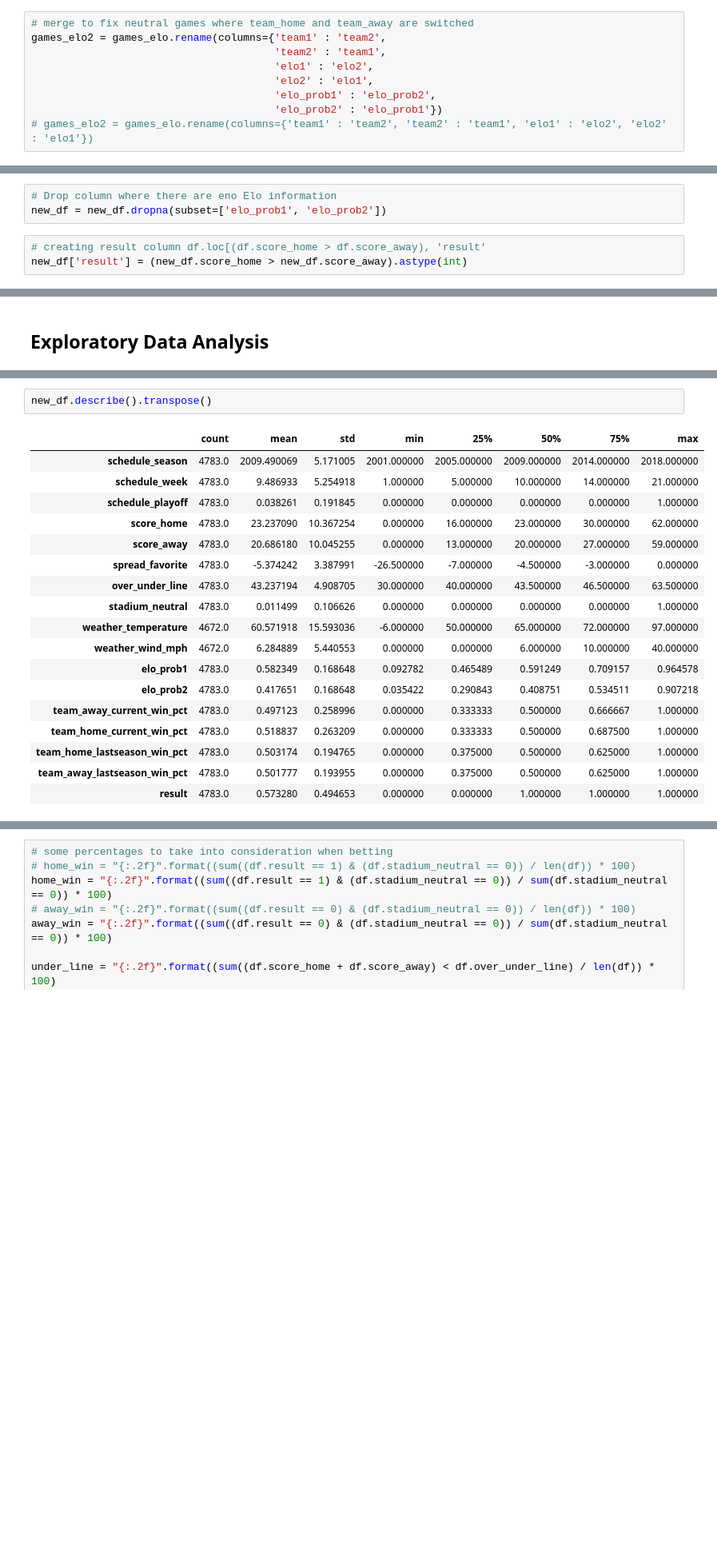
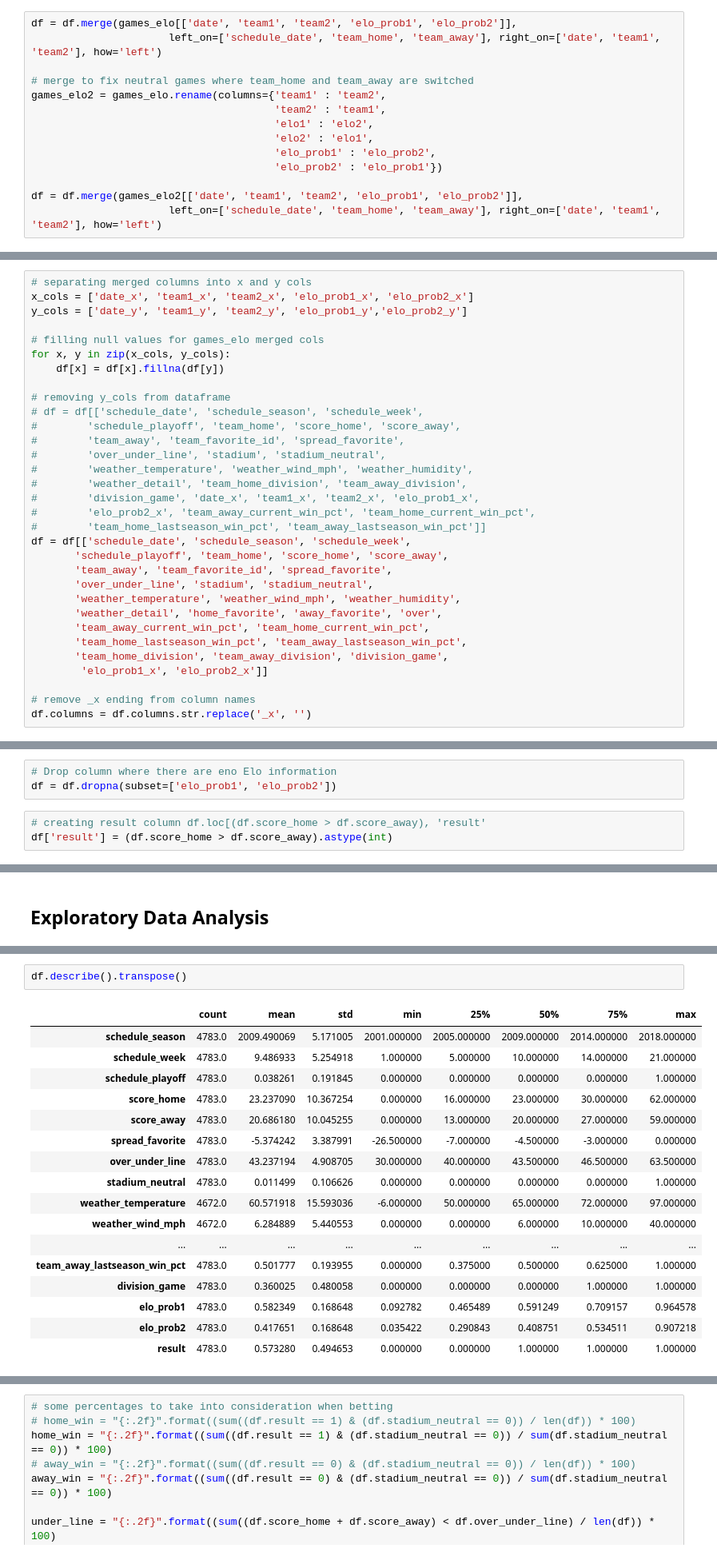
Before and after one commit to ukritw/nflprediction, a Jupyter notebook: DataPreprocessing.ipynb, the cells around one changed output, grey strips where cells are left out. Shown at 80% size. Saved outputs shown, nothing was run; the diff lists cells and outputs as text; blank space fills up the shorter version.

```diff
--- a/DataPreprocessing.ipynb
+++ b/DataPreprocessing.ipynb
@@ -248,4 +218,7 @@ new_df.shape
 # %%
+df = df.merge(games_elo[['date', 'team1', 'team2', 'elo_prob1', 'elo_prob2']],
+                      left_on=['schedule_date', 'team_home', 'team_away'], right_on=['date', 'team1', 'team2'], how='left')
+
 # merge to fix neutral games where team_home and team_away are switched
 games_elo2 = games_elo.rename(columns={'team1' : 'team2',
                                        'team2' : 'team1',
@@ -253,4 +226,6 @@ games_elo2 = games_elo.rename(columns={'team1' : 'team2',
                                        'elo2' : 'elo1',
                                        'elo_prob1' : 'elo_prob2',
                                        'elo_prob2' : 'elo_prob1'})
-# games_elo2 = games_elo.rename(columns={'team1' : 'team2', 'team2' : 'team1', 'elo1' : 'elo2', 'elo2' : 'elo1'})
+
+df = df.merge(games_elo2[['date', 'team1', 'team2', 'elo_prob1', 'elo_prob2']],
+                      left_on=['schedule_date', 'team_home', 'team_away'], right_on=['date', 'team1', 'team2'], how='left')
@@ -281,6 +243,38 @@ array(['schedule_date', 'schedule_season', 'schedule_week',
        'team_home_division', 'team_away_division', 'division_game',
        'date_x', 'team1_x', 'team2_x', 'elo_prob1_x', 'elo_prob2_x',
        'date_y', 'team1_y', 'team2_y', 'elo_prob1_y', 'elo_prob2_y'], dtype=object)
+# %%
+# separating merged columns into x and y cols
+x_cols = ['date_x', 'team1_x', 'team2_x', 'elo_prob1_x', 'elo_prob2_x']
+y_cols = ['date_y', 'team1_y', 'team2_y', 'elo_prob1_y','elo_prob2_y']
+
+# filling null values for games_elo merged cols
+for x, y in zip(x_cols, y_cols):
+    df[x] = df[x].fillna(df[y])
+
+# removing y_cols from dataframe
+# df = df[['schedule_date', 'schedule_season', 'schedule_week',
+#        'schedule_playoff', 'team_home', 'score_home', 'score_away',
+#        'team_away', 'team_favorite_id', 'spread_favorite',
+#        'over_under_line', 'stadium', 'stadium_neutral',
+#        'weather_temperature', 'weather_wind_mph', 'weather_humidity',
+#        'weather_detail', 'team_home_division', 'team_away_division',
+#        'division_game', 'date_x', 'team1_x', 'team2_x', 'elo_prob1_x',
+#        'elo_prob2_x', 'team_away_current_win_pct', 'team_home_current_win_pct',
+#        'team_home_lastseason_win_pct', 'team_away_lastseason_win_pct']]
+df = df[['schedule_date', 'schedule_season', 'schedule_week',
+       'schedule_playoff', 'team_home', 'score_home', 'score_away',
+       'team_away', 'team_favorite_id', 'spread_favorite',
+       'over_under_line', 'stadium', 'stadium_neutral',
+       'weather_temperature', 'weather_wind_mph', 'weather_humidity',
+       'weather_detail', 'home_favorite', 'away_favorite', 'over',
+       'team_away_current_win_pct', 'team_home_current_win_pct',
+       'team_home_lastseason_win_pct', 'team_away_lastseason_win_pct',
+       'team_home_division', 'team_away_division', 'division_game',
+        'elo_prob1_x', 'elo_prob2_x']]
+
+# remove _x ending from column names
+df.columns = df.columns.str.replace('_x', '')
 # %%
 # Check for rows/cols with null value
 null_columns=df.columns[df.isnull().any()]
@@ -338,8 +317,8 @@ max         0.964578
 Name: elo_prob1, dtype: float64
 # %%
 # Drop column where there are eno Elo information
-new_df = new_df.dropna(subset=['elo_prob1', 'elo_prob2'])
+df = df.dropna(subset=['elo_prob1', 'elo_prob2'])
 # %%
 # creating result column df.loc[(df.score_home > df.score_away), 'result'
-new_df['result'] = (new_df.score_home > new_df.score_away).astype(int)
+df['result'] = (df.score_home > df.score_away).astype(int)
 # %%
@@ -374,23 +378,22 @@ new_df.head()
 # %%
-new_df.describe().transpose()
+df.describe().transpose()
 # %% [output]
 |  | count | mean | std | min | 25% | 50% | 75% | max |
 | schedule_season | 4783.0 | 2009.490069 | 5.171005 | 2001.000000 | 2005.000000 | 2009.000000 | 2014.000000 | 2018.000000 |
 | schedule_week | 4783.0 | 9.486933 | 5.254918 | 1.000000 | 5.000000 | 10.000000 | 14.000000 | 21.000000 |
 | schedule_playoff | 4783.0 | 0.038261 | 0.191845 | 0.000000 | 0.000000 | 0.000000 | 0.000000 | 1.000000 |
 | score_home | 4783.0 | 23.237090 | 10.367254 | 0.000000 | 16.000000 | 23.000000 | 30.000000 | 62.000000 |
 | score_away | 4783.0 | 20.686180 | 10.045255 | 0.000000 | 13.000000 | 20.000000 | 27.000000 | 59.000000 |
 | spread_favorite | 4783.0 | -5.374242 | 3.387991 | -26.500000 | -7.000000 | -4.500000 | -3.000000 | 0.000000 |
 | over_under_line | 4783.0 | 43.237194 | 4.908705 | 30.000000 | 40.000000 | 43.500000 | 46.500000 | 63.500000 |
 | stadium_neutral | 4783.0 | 0.011499 | 0.106626 | 0.000000 | 0.000000 | 0.000000 | 0.000000 | 1.000000 |
 | weather_temperature | 4672.0 | 60.571918 | 15.593036 | -6.000000 | 50.000000 | 65.000000 | 72.000000 | 97.000000 |
 | weather_wind_mph | 4672.0 | 6.284889 | 5.440553 | 0.000000 | 0.000000 | 6.000000 | 10.000000 | 40.000000 |
+| ... | ... | ... | ... | ... | ... | ... | ... | ... |
+| team_away_lastseason_win_pct | 4783.0 | 0.501777 | 0.193955 | 0.000000 | 0.375000 | 0.500000 | 0.625000 | 1.000000 |
+| division_game | 4783.0 | 0.360025 | 0.480058 | 0.000000 | 0.000000 | 0.000000 | 1.000000 | 1.000000 |
 | elo_prob1 | 4783.0 | 0.582349 | 0.168648 | 0.092782 | 0.465489 | 0.591249 | 0.709157 | 0.964578 |
 | elo_prob2 | 4783.0 | 0.417651 | 0.168648 | 0.035422 | 0.290843 | 0.408751 | 0.534511 | 0.907218 |
-| team_away_current_win_pct | 4783.0 | 0.497123 | 0.258996 | 0.000000 | 0.333333 | 0.500000 | 0.666667 | 1.000000 |
-| team_home_current_win_pct | 4783.0 | 0.518837 | 0.263209 | 0.000000 | 0.333333 | 0.500000 | 0.687500 | 1.000000 |
-| team_home_lastseason_win_pct | 4783.0 | 0.503174 | 0.194765 | 0.000000 | 0.375000 | 0.500000 | 0.625000 | 1.000000 |
-| team_away_lastseason_win_pct | 4783.0 | 0.501777 | 0.193955 | 0.000000 | 0.375000 | 0.500000 | 0.625000 | 1.000000 |
 | result | 4783.0 | 0.573280 | 0.494653 | 0.000000 | 0.000000 | 1.000000 | 1.000000 | 1.000000 |
 # %%
 # null values by column
```
Also changed, not shown: parts of 57 cells of this notebook.
